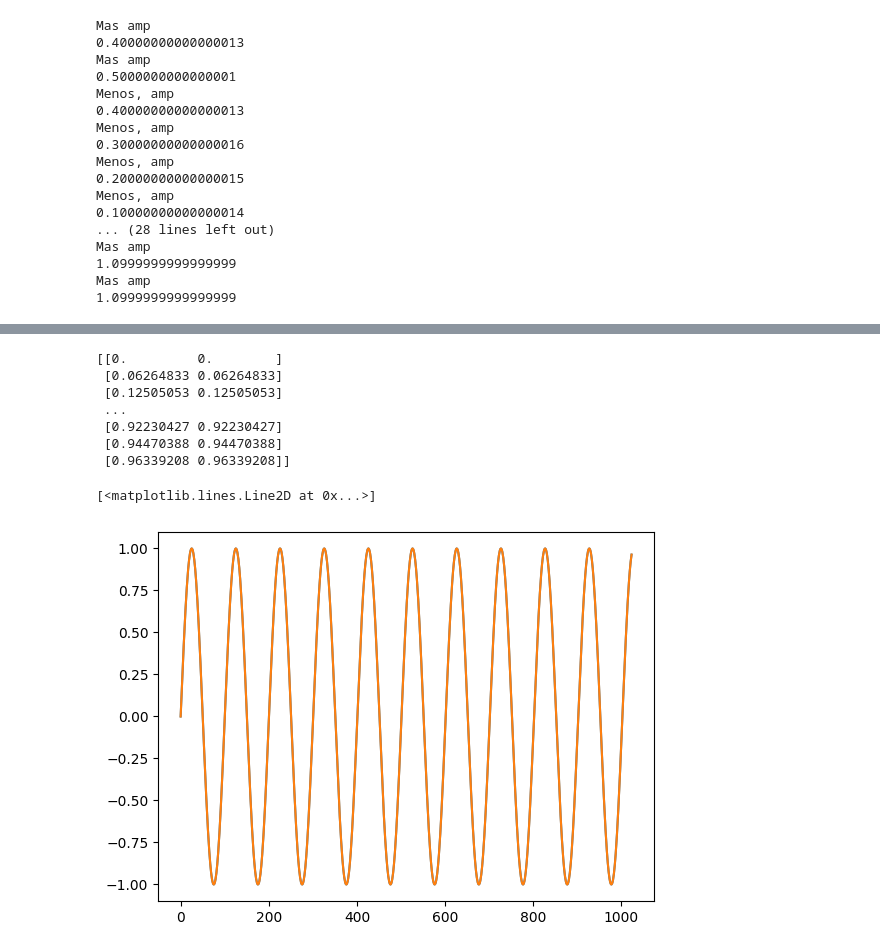
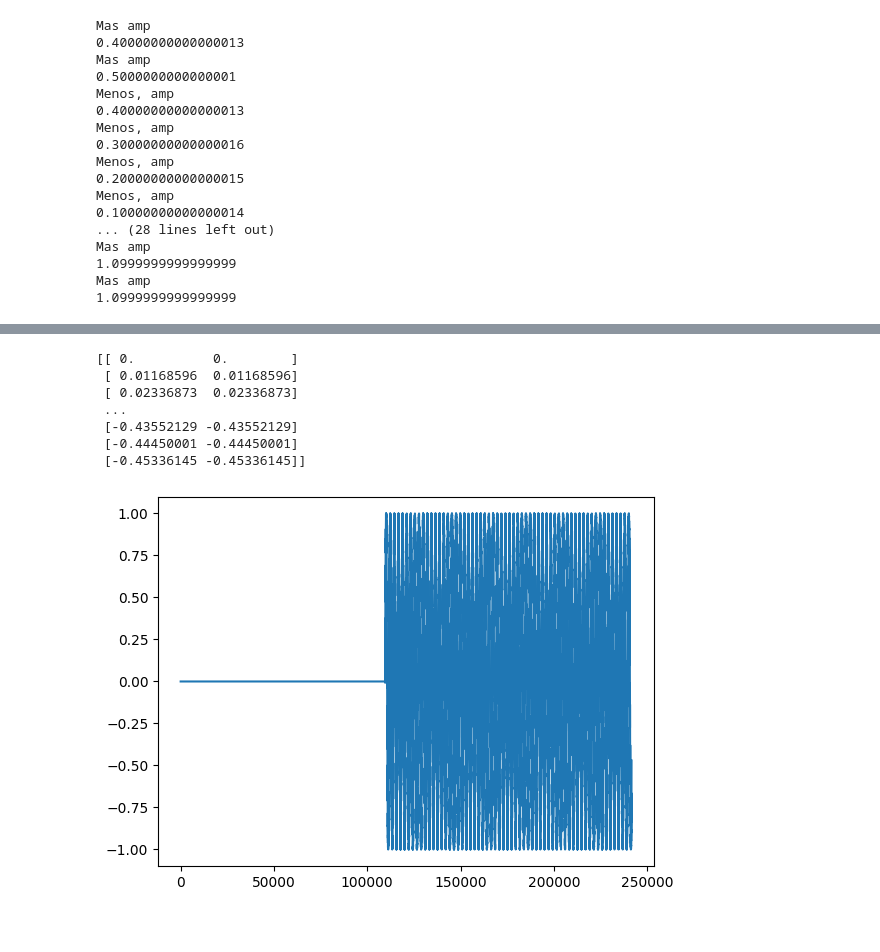
Before and after one commit to Adelpozo04/Informatica-Musical, a Jupyter notebook: Adrian/Practica 2/ejercicios.ipynb, the cells around one changed output, grey strips where cells are left out. Drawn from its saved outputs; the diff is of its cells as text; code cells hidden in the pictures.

Commit message:
ejercicio 7 Hoja 2 hecho

```diff
--- a/Adrian/Practica 2/ejercicios.ipynb
+++ b/Adrian/Practica 2/ejercicios.ipynb
@@ -306,22 +309,6 @@ stream.stop()
 stream.close()
 # %%
 #ejercicio 4
-"""ACTIVE
-
-prueba = Osc()
-
-pruebaChunck = np.zeros([1024,2])
-
-Chunck = prueba.next()
-
-pruebaChunck[:,0] = Chunck
-pruebaChunck[:,1] = Chunck
-
-left, right = pruebaChunck[:,0], pruebaChunck[:,1]
-
-plt.plot(left)
-plt.plot(right)
-"""
 
 class OscFM_Paneo:
     def __init__(self,fc=110.0,amp=1.0,fm=6.0, beta=1.0, paneo=0.5):
@@ -369,25 +356,63 @@ class OscFM_Paneo:
         self.beta = beta
 
 
-signal = OscFM_Paneo()
+signal = OscFM_Paneo(paneo=0.5)
 
 time = 3
 chunks = int(time*SRATE/CHUNK) # número de chunks a generar
 
-varios = np.zeros(0)
+varios = np.zeros([0,2])
 
 for i in range(chunks):
-    varios = np.append(varios,signal.next())
+    varios = np.append(varios,signal.next(), axis=0)
+
+print(varios)
 
 sd.play(varios)
 sd.wait()
 # %% [output]
-[[0.         0.        ]
- [0.06264833 0.06264833]
- [0.12505053 0.12505053]
+[[ 0.          0.        ]
+ [ 0.01168596  0.01168596]
+ [ 0.02336873  0.02336873]
  ...
- [0.92230427 0.92230427]
- [0.94470388 0.94470388]
- [0.96339208 0.96339208]]
+ [-0.43552129 -0.43552129]
+ [-0.44450001 -0.44450001]
+ [-0.45336145 -0.45336145]]
-[<matplotlib.lines.Line2D at 0x...>]
-[figure, removed]
+# %%
+#ejercicio 7
+
+class Delay():
+
+    def __init__(self, signal, time=1):
+        self.signal = signal
+        self.time = time - 0.5 #correcion del delay de la propia clase
+
+    def getDelayedSignal(self):
+
+        Delaychunks = int(self.time*SRATE/CHUNK) # número de chunks a generar
+
+        solution = np.zeros(Delaychunks * CHUNK)
+
+        solution = np.append(solution, self.signal)
+
+        return solution
+
+signal = OscFM(fc=20,fm=1000,beta=0.1)
+
+# generamos 1.5 segundos de señal modulada
+time = 3
+chunks = int(time*SRATE/CHUNK) # número de chunks a generar
+
+varios = np.zeros(0)
+for i in range(chunks):
+    varios = np.append(varios,signal.next())
+
+delayedSignal = Delay(varios, 3).getDelayedSignal()
+
+sd.play(delayedSignal)
+
+plt.plot(delayedSignal)
+
+sd.wait()
+# %% [output]
+[figure, added]
```
Also changed, not shown: parts of 2 cells of this notebook.
